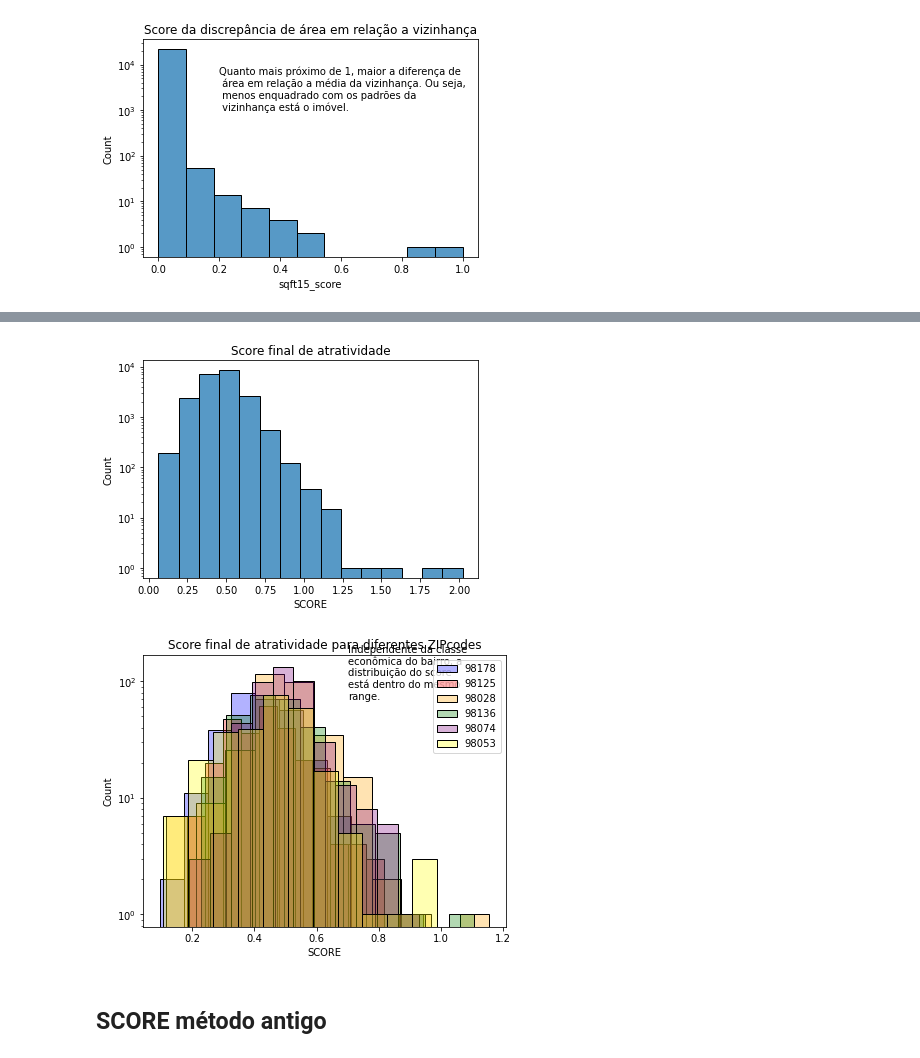
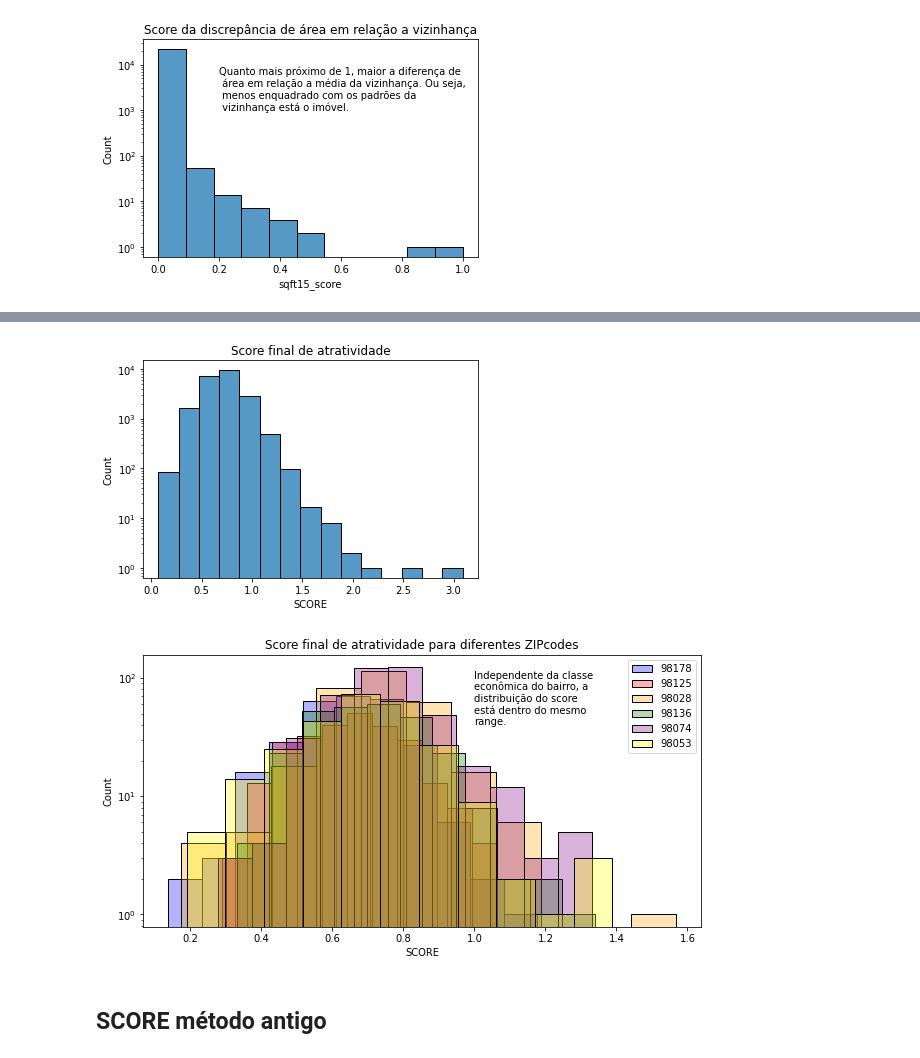
Before and after one commit to mattlamachado/King_County_DNC, a Jupyter notebook: 34012_Roof_Imoveis_1.0.ipynb, the cells around one changed output, grey strips where cells are left out. Saved outputs shown, nothing was run; the diff lists cells and outputs as text; code cells hidden in the pictures.

```diff
--- a/34012_Roof_Imoveis_1.0.ipynb
+++ b/34012_Roof_Imoveis_1.0.ipynb
@@ -186,7 +192,9 @@ As variáveis do numerador ***aumentam o grau de atratividade*** de investimento
 # %%
+# definição dos pesos de cada fator:
+
 pesos = dict({
     'waterfront':1.5,'view':1.2,
-    'condition':1.2, 'grade':1,
+    'condition':2, 'grade':2,
     'yr_built':1, 'yr_renovated':0.5,
     'sqft15_score':1
 })
@@ -218,22 +214,22 @@ sns.histplot(roof_c['SCORE'], bins=15)
 plt.yscale('log')
 plt.show()
 # %% [output]
-[figure, old version]
+[figure, new version]
 # %%
 colors = ['blue', 'red', 'orange', 'green', 'purple', 'yellow']
 
-plt.figure(figsize=(6.5,5))
+plt.figure(figsize=(10,5))
 plt.title('Score final de atratividade para diferentes ZIPcodes')
 
 for i, x in enumerate(set(roof_c.loc[range(0,len(roof_c['zipcode']), 4000),'zipcode'])):
     sns.histplot(roof_c['SCORE'][roof_c['zipcode'] == x], bins=11, color=colors[i], alpha = 0.3)
 plt.yscale('log')
 plt.legend(roof_c['zipcode'])
 msg = 'Independente da classe \neconômica do bairro, a \ndistribuição do score \nestá dentro do mesmo \nrange.'
-plt.annotate(msg, (0.7,70))
+plt.annotate(msg, (1,40))
 plt.show()
 # %% [output]
-[figure, old version]
+[figure, new version]
 # %% [markdown]
 ## SCORE método antigo
 # %%
```
Also changed, not shown: parts of 30 cells of this notebook.
